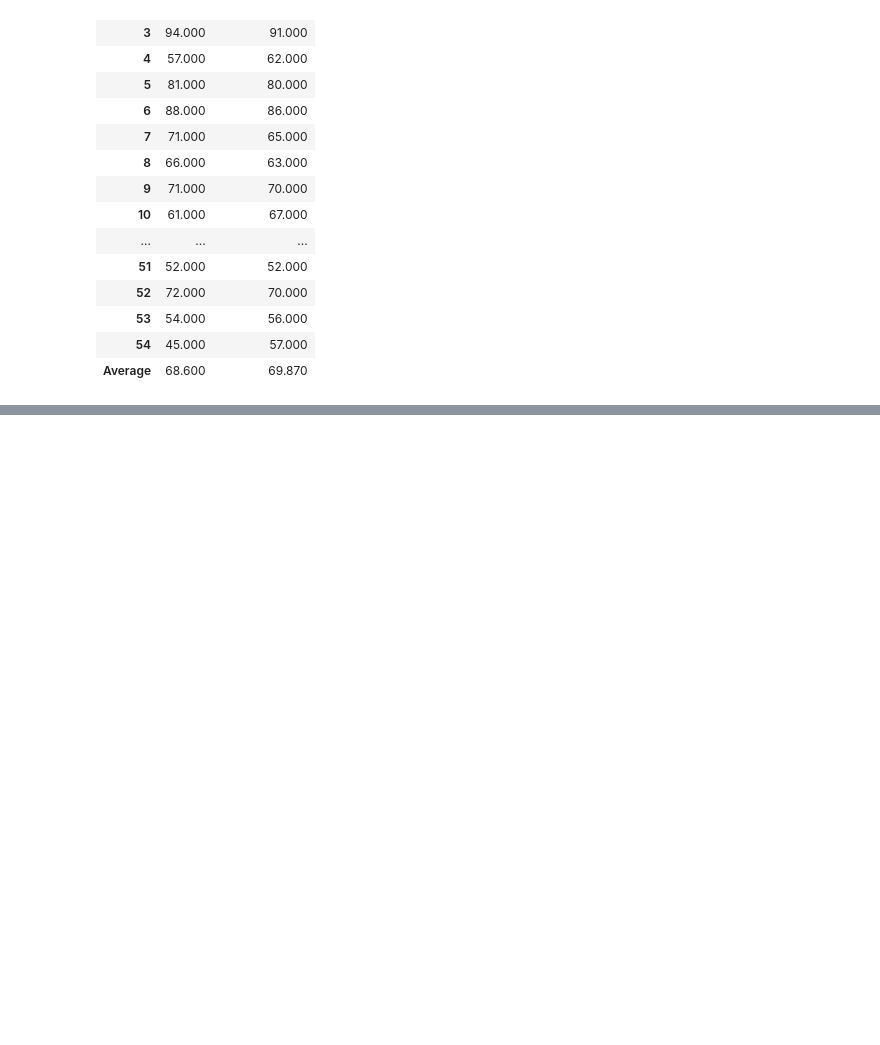
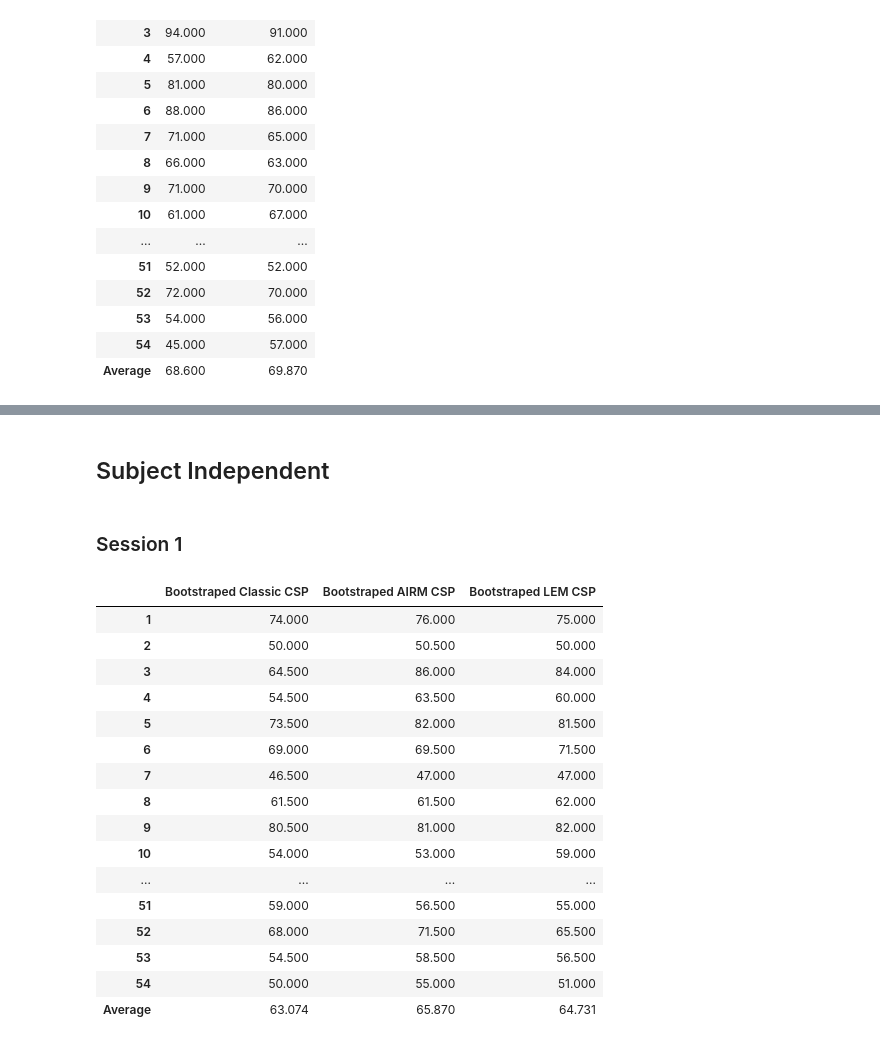
Before and after one commit to Yassawe/BCI, a Jupyter notebook: EnsembleLearning.ipynb, the cells around one changed output, grey strips where cells are left out. Saved outputs shown, nothing was run; the diff lists cells and outputs as text; code cells hidden in the pictures; blank space fills up the shorter version.

```diff
--- a/EnsembleLearning.ipynb
+++ b/EnsembleLearning.ipynb
@@ -704,0 +865,25 @@ df.head(55)
+# %% [markdown]
+## Subject Independent
+# %% [markdown]
+### Session 1
+# %%
+df = bootstrap_estimation(SubjectsCOV1, SubjectsY1, n=4, btsp_size=0.8, btsp_n=10, papervals = paper_s1, subject_independent=True)
+df.head(55)
+# %% [output]
+|  | Bootstraped Classic CSP | Bootstraped AIRM CSP | Bootstraped LEM CSP |
+| 1 | 74.000 | 76.000 | 75.000 |
+| 2 | 50.000 | 50.500 | 50.000 |
+| 3 | 64.500 | 86.000 | 84.000 |
+| 4 | 54.500 | 63.500 | 60.000 |
+| 5 | 73.500 | 82.000 | 81.500 |
+| 6 | 69.000 | 69.500 | 71.500 |
+| 7 | 46.500 | 47.000 | 47.000 |
+| 8 | 61.500 | 61.500 | 62.000 |
+| 9 | 80.500 | 81.000 | 82.000 |
+| 10 | 54.000 | 53.000 | 59.000 |
+| ... | ... | ... | ... |
+| 51 | 59.000 | 56.500 | 55.000 |
+| 52 | 68.000 | 71.500 | 65.500 |
+| 53 | 54.500 | 58.500 | 56.500 |
+| 54 | 50.000 | 55.000 | 51.000 |
+| Average | 63.074 | 65.870 | 64.731 |
```
Also changed, not shown: parts of 43 cells of this notebook.
